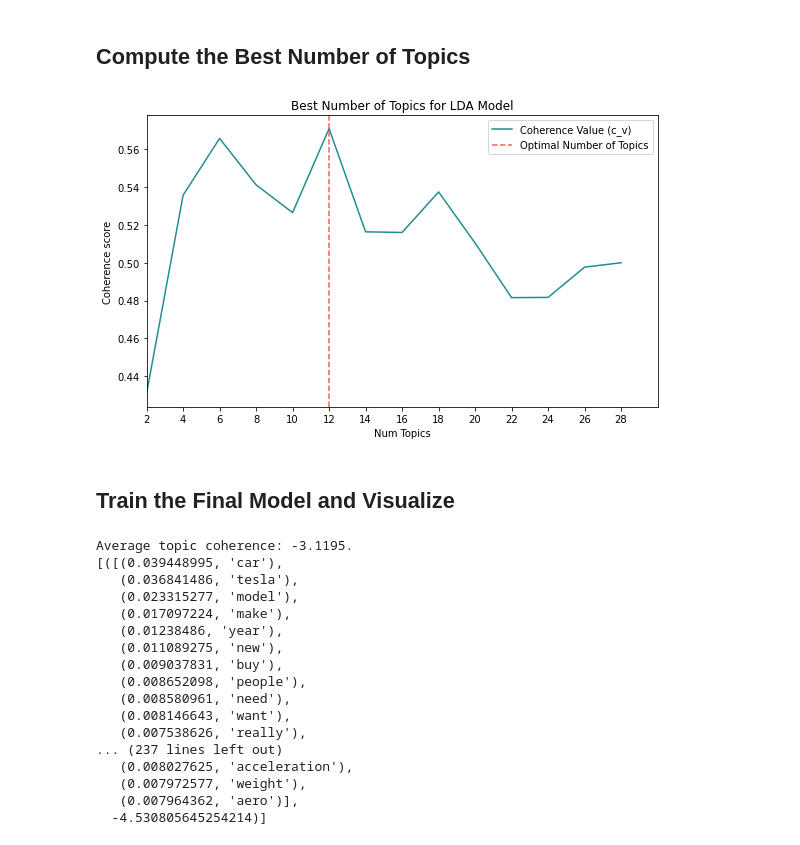
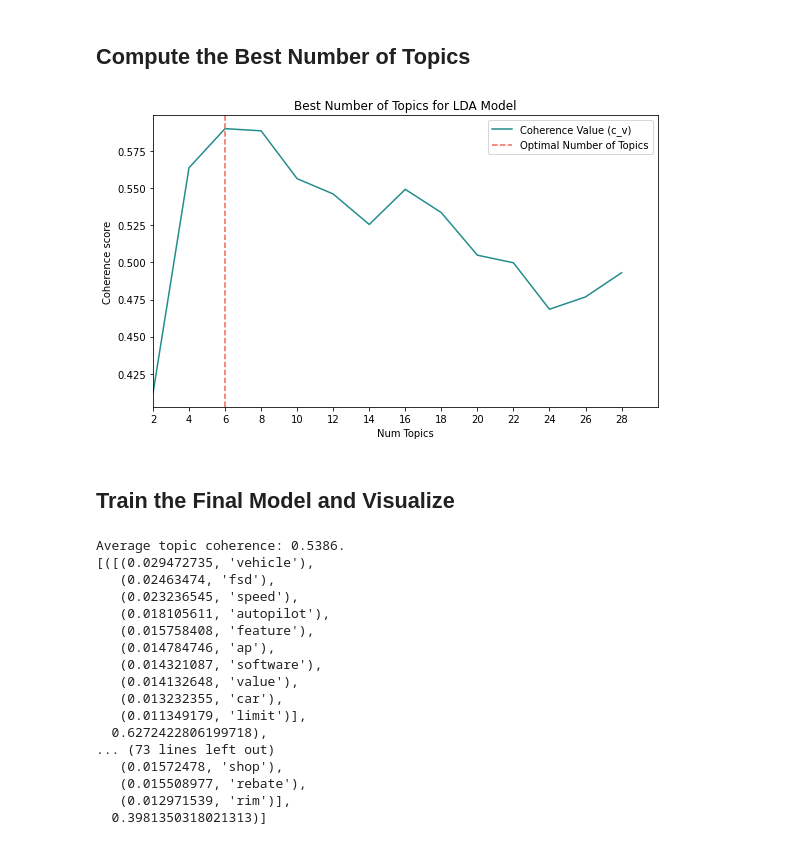
Before and after one commit to broepke/TopicModels, a Jupyter notebook: topic_gensim.ipynb, the cells around one changed output. Saved outputs shown, nothing was run; the diff lists cells and outputs as text; code cells hidden in the pictures.

```diff
--- a/topic_gensim.ipynb
+++ b/topic_gensim.ipynb
@@ -26,6 +26,7 @@ import seaborn as sns
 %matplotlib inline
 # %%
 df = pd.read_pickle('tesla_clean.pkl')
+df.dropna(inplace=True)
 df.reset_index(inplace=True)
 # %%
 documents = df['Discussion_Clean'].to_list()
@@ -38,7 +39,7 @@ stoplist = ['the', 'a', 'an', 'of', 'and', 'or', 'in', 'for', 'to', 'at', 'by',
 # %%
 # remove common words and tokenize
 texts = [
-    [word for word in document.lower().split() if word not in stoplist]
+    [word for word in document.split() if word not in stoplist]
     for document in documents
 ]
 # %%
@@ -110,2 +134,14 @@ Coherence Score:  0.5463850924315429
+# %%
+model = LdaModel(
+    corpus=corpus,
+    id2word=id2word,
+    chunksize=chunksize,
+    alpha='auto',
+    eta='auto',
+    iterations=iterations,
+    num_topics=NUM_TOPICS,
+    passes=passes,
+    eval_every=eval_every
+)
 # %% [markdown]
 ## Compute the Best Number of Topics
@@ -158,40 +174,45 @@ limit=30
 start=2
 step=2
 # %%
-model_list, coherence_values = compute_coherence_values(dictionary=dictionary,
-                                                        corpus=corpus,
-                                                        texts=texts,
-                                                        cohere='c_v', # 'u_mass', 'c_v', 'c_uci', 'c_npmi'
-                                                        start=start,
-                                                        limit=limit,
-                                                        step=step)
+coherence_values = compute_coherence_values(dictionary=dictionary,
+                                            corpus=corpus,
+                                            texts=texts,
+                                            cohere='c_v', # 'u_mass', 'c_v', 'c_uci', 'c_npmi'
+                                            start=start,
+                                            limit=limit,
+                                            step=step)
 # %%
-# Show graph
 plt.figure(figsize=(8,5))
 
+# Create a custom x-axis
 x = range(start, limit, step)
+
+# Build the line plot
 ax = sns.lineplot(x=x, y=coherence_values, color='#238C8C')
 
 # Set titles and labels
 plt.title("Best Number of Topics for LDA Model")
 plt.xlabel("Num Topics")
 plt.ylabel("Coherence score")
 plt.xlim(start, limit)
 plt.xticks(range(2, limit, step))
 
 # Add a vertical line to show the optimum number of topics
-plt.axvline(x[np.argmax(coherence_values)], color='#F26457', linestyle='--')
+plt.axvline(x[np.argmax(coherence_values)],
+            color='#F26457', linestyle='--')
 
 # Draw a custom legend
-legend_elements = [Line2D([0], [0], color='#238C8C', ls='-', label='Coherence Value (c_v)'),
-                   Line2D([0], [1], color='#F26457', ls='--', label='Optimal Number of Topics')]
+legend_elements = [Line2D([0], [0], color='#238C8C',
+                          ls='-', label='Coherence Value (c_v)'),
+                   Line2D([0], [1], color='#F26457',
+                          ls='--', label='Optimal Number of Topics')]
 
 ax.legend(handles=legend_elements, loc='upper right')
 
 plt.tight_layout()
 plt.savefig('topic_coherence.png', dpi=300)
 # %% [output]
-[figure, old version]
+[figure, new version]
 # %% [markdown]
 ## Train the Final Model and Visualize
 # %%
@@ -216,7 +237,7 @@ model = LdaModel(
     eval_every=eval_every
 )
 # %%
-top_topics = model.top_topics(corpus) #, num_words=20)
+top_topics = model.top_topics(corpus=corpus, texts=texts, dictionary=dictionary, topn=10, coherence='c_v')
 
 # Average topic coherence is the sum of topic coherences of all topics, divided by the number of topics.
 avg_topic_coherence = sum([t[1] for t in top_topics]) / NUM_TOPICS
@@ -224,23 +245,23 @@ print('Average topic coherence: %.4f.' % avg_topic_coherence)
 
 pprint(top_topics)
 # %% [output]
-Average topic coherence: -3.1195.
-[([(0.039448995, 'car'),
-   (0.036841486, 'tesla'),
-   (0.023315277, 'model'),
-   (0.017097224, 'make'),
-   (0.01238486, 'year'),
-   (0.011089275, 'new'),
-   (0.009037831, 'buy'),
-   (0.008652098, 'people'),
-   (0.008580961, 'need'),
-   (0.008146643, 'want'),
-   (0.007538626, 'really'),
-... (237 lines left out)
-   (0.008027625, 'acceleration'),
-   (0.007972577, 'weight'),
-   (0.007964362, 'aero')],
-  -4.530805645254214)]
+Average topic coherence: 0.5386.
+[([(0.029472735, 'vehicle'),
+   (0.02463474, 'fsd'),
+   (0.023236545, 'speed'),
+   (0.018105611, 'autopilot'),
+   (0.015758408, 'feature'),
+   (0.014784746, 'ap'),
+   (0.014321087, 'software'),
+   (0.014132648, 'value'),
+   (0.013232355, 'car'),
+   (0.011349179, 'limit')],
+  0.6272422806199718),
+... (73 lines left out)
+   (0.01572478, 'shop'),
+   (0.015508977, 'rebate'),
+   (0.012971539, 'rim')],
+  0.3981350318021313)]
 # %%
 pyLDAvis.enable_notebook()
 
```
Also changed, not shown: parts of 13 cells of this notebook, 5 other files.
